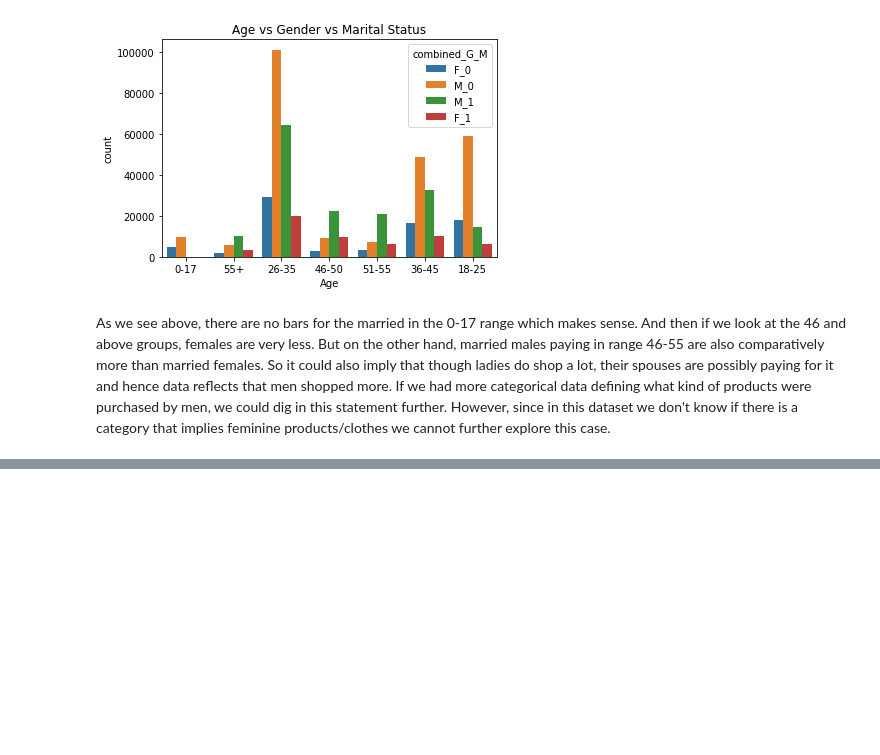
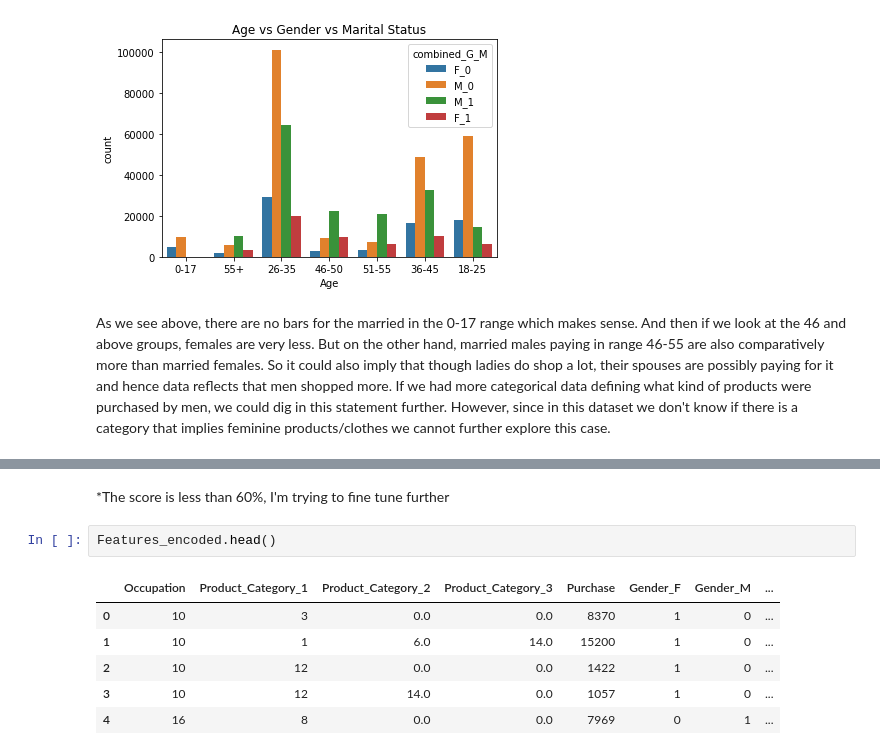
Before and after one commit to mathubhalan/Black-Friday-Sales, a Jupyter notebook: SalesAnalysis.ipynb, the cells around one changed output, grey strips where cells are left out. Drawn from its saved outputs; the diff is of its cells as text; blank space fills up the shorter version.

```diff
--- a/SalesAnalysis.ipynb
+++ b/SalesAnalysis.ipynb
@@ -424,0 +537,11 @@ And then if we look at the 46 and above groups, females are very less. But on th
+# %% [markdown]
+*The score is less than 60%, I'm trying to fine tune further
+# %%
+Features_encoded.head()
+# %% [output]
+|  | Occupation | Product_Category_1 | Product_Category_2 | Product_Category_3 | Purchase | Gender_F | Gender_M | ... |
+| 0 | 10 | 3 | 0.0 | 0.0 | 8370 | 1 | 0 | ... |
+| 1 | 10 | 1 | 6.0 | 14.0 | 15200 | 1 | 0 | ... |
+| 2 | 10 | 12 | 0.0 | 0.0 | 1422 | 1 | 0 | ... |
+| 3 | 10 | 12 | 14.0 | 0.0 | 1057 | 1 | 0 | ... |
+| 4 | 16 | 8 | 0.0 | 0.0 | 7969 | 0 | 1 | ... |
```
Also changed, not shown: parts of 23 cells of this notebook, 1 other file.
